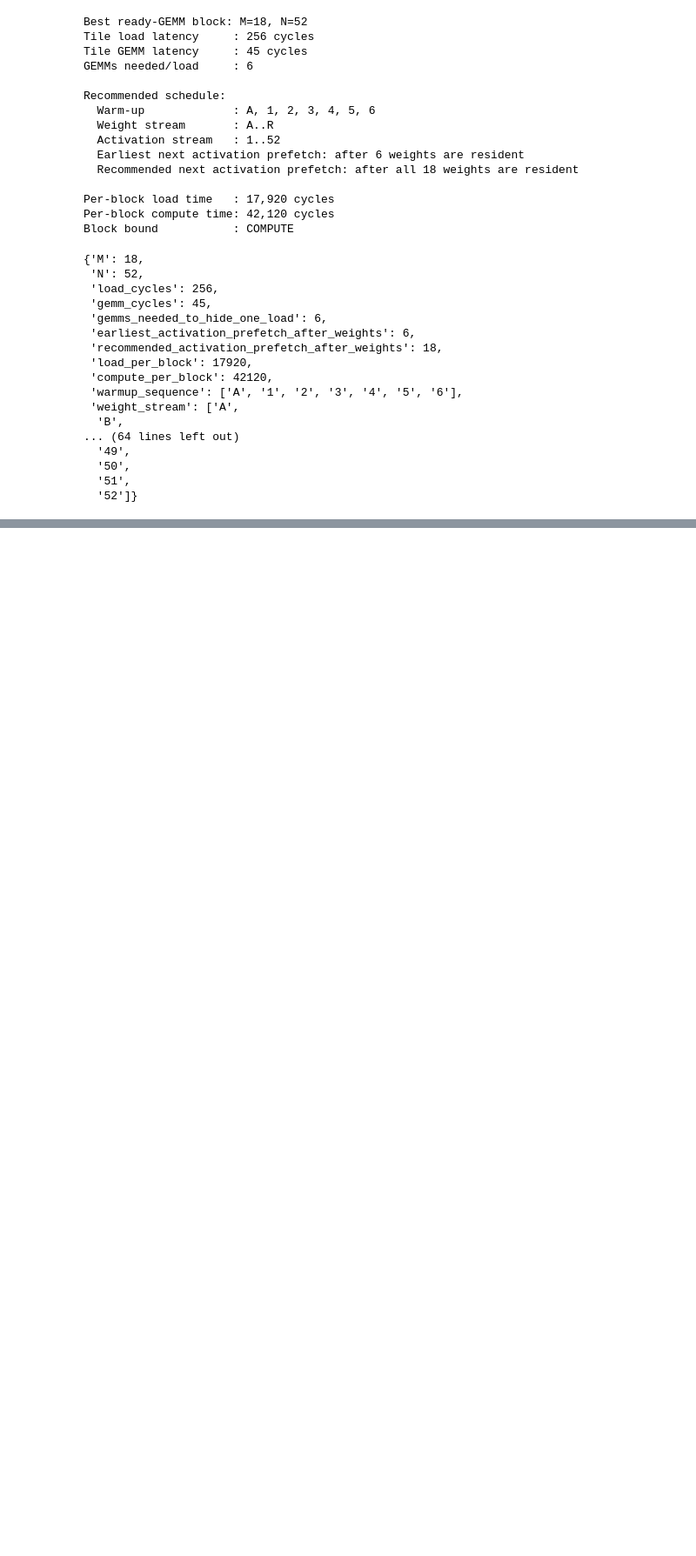
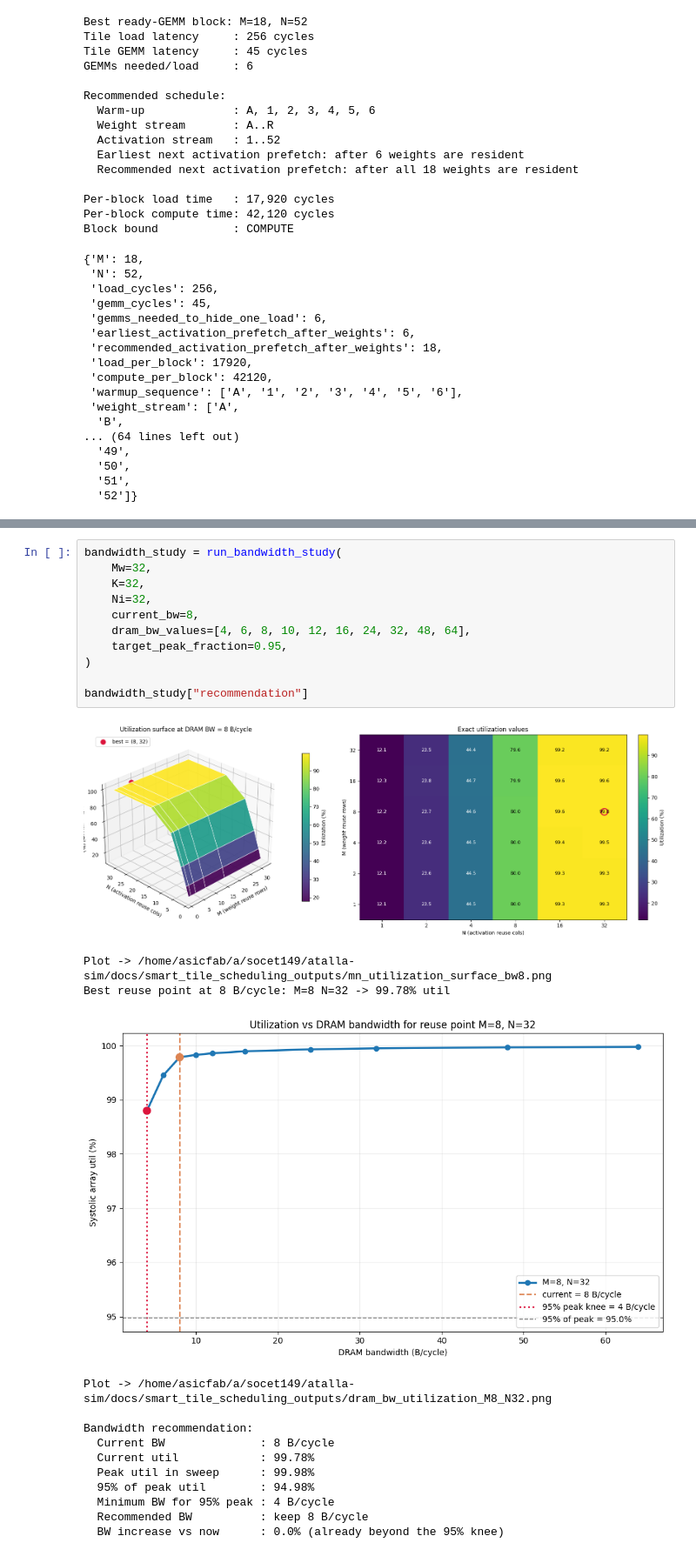
Before and after one commit to Purdue-SoCET/atalla-sim, a Jupyter notebook: docs/smart_tile_scheduling.ipynb, the cells around one changed output, grey strips where cells are left out. Shown: that part at 87% size. Cells and saved outputs as stored; diff of their text form; blank space fills up the shorter version.

```diff
--- a/docs/smart_tile_scheduling.ipynb
+++ b/docs/smart_tile_scheduling.ipynb
@@ -903,0 +1275,26 @@ Block bound           : COMPUTE
+# %%
+bandwidth_study = run_bandwidth_study(
+    Mw=32,
+    K=32,
+    Ni=32,
+    current_bw=8,
+    dram_bw_values=[4, 6, 8, 10, 12, 16, 24, 32, 48, 64],
+    target_peak_fraction=0.95,
+)
+
+bandwidth_study["recommendation"]
+# %% [output]
+[figure, added]
+Plot -> /home/asicfab/a/socet149/atalla-sim/docs/smart_tile_scheduling_outputs/mn_utilization_surface_bw8.png
+Best reuse point at 8 B/cycle: M=8 N=32 -> 99.78% util
+[figure, added]
+Plot -> /home/asicfab/a/socet149/atalla-sim/docs/smart_tile_scheduling_outputs/dram_bw_utilization_M8_N32.png
+
+Bandwidth recommendation:
+  Current BW              : 8 B/cycle
+  Current util            : 99.78%
+  Peak util in sweep      : 99.98%
+  95% of peak util        : 94.98%
+  Minimum BW for 95% peak : 4 B/cycle
+  Recommended BW          : keep 8 B/cycle
+  BW increase vs now      : 0.0% (already beyond the 95% knee)
```
Also changed, not shown: parts of 3 cells of this notebook, 10 other files.
